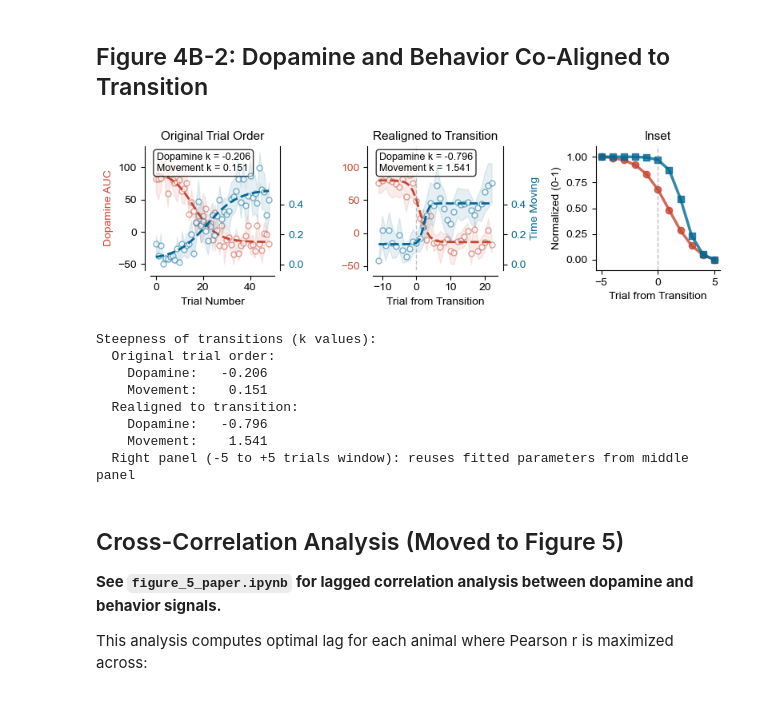
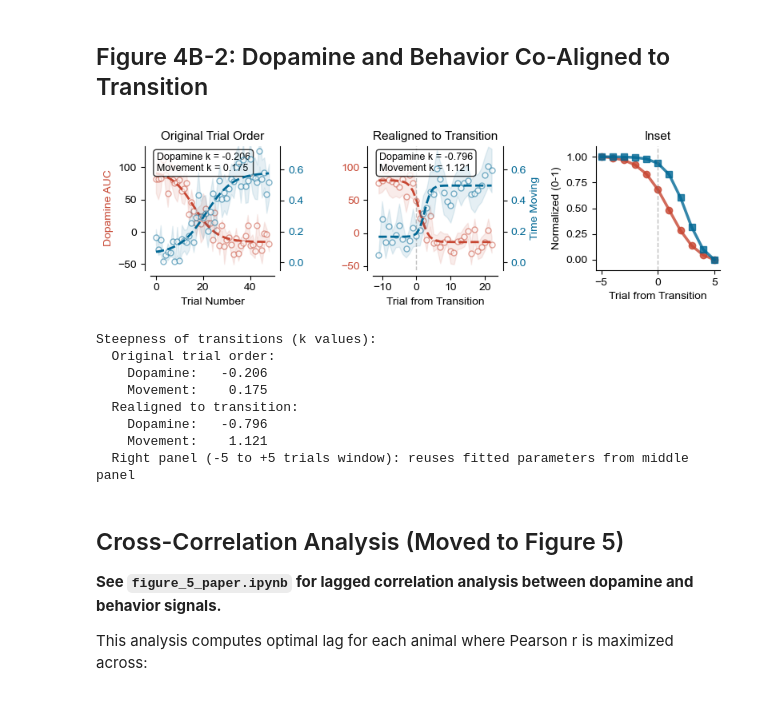
Before and after one commit to jaimemcc/bazzino, a Jupyter notebook: notebooks/figure_4_paper_ext.ipynb, the cells around one changed output. Cells and saved outputs as stored; diff of their text form; code cells hidden in the pictures.

```diff
--- a/notebooks/figure_4_paper_ext.ipynb
+++ b/notebooks/figure_4_paper_ext.ipynb
@@ -57,8 +57,9 @@ with open(assembled_data_path, "rb") as f:
 x_array = data["x_array"]
 snips_photo = data["snips_photo"]
 snips_movement = data["snips_movement"]
+fits_df = data["fits_df"]
 
-x_array = recalculate_time_moving(x_array, snips_movement, threshold=0.01)
+# x_array = recalculate_time_moving(x_array, snips_movement, threshold=3)
 
 print(f"Loaded assembled data from {assembled_data_path}")
 print(f"\nData structure:")
@@ -309,8 +310,8 @@ for axis in [ax2_left, ax2_mid]:
     sns.despine(ax=axis, offset=5, left=True, right=False)
     axis.spines['right'].set_position(('outward', 5))
     axis.tick_params(axis='y', labelcolor=colors[1])
-    # axis.set_ylim([-0.05, 0.41])
-    axis.set_yticks([0,0.2,0.4])
+    axis.set_ylim([-0.05, 0.75])
+    axis.set_yticks([0, 0.2, 0.4, 0.6])
 
 # Right plot: Normalized fitted curves in -5 to +5 window
 window_trials = np.arange(-5, 6)
@@ -334,41 +335,41 @@ ax[2].plot(window_trials, dopamine_norm, 'o-', color=colors[3], linewidth=2.5,
         markersize=6, label='Dopamine', alpha=0.8)
 ax[2].plot(window_trials, behavior_inverted, 's-', color=colors[1], linewidth=2.5,
         markersize=6, label='Movement (inverted)', alpha=0.8)
 ax[2].axvline(0, color='gray', linestyle='--', alpha=0.5, linewidth=1)
 ax[2].set_xlabel('Trial from Transition', fontsize=10)
 ax[2].set_ylabel('Normalized (0-1)', fontsize=10)
 ax[2].set_title('Inset', fontsize=11)
 ax[2].set_ylim([-0.1, 1.1])
 ax[2].set_xticks([-5, 0, 5])
 
 sns.despine(ax=ax[2])
 
 sns.despine(ax=ax[0], offset=5)
 sns.despine(ax=ax[1], offset=5)
 
 plt.tight_layout()
 if SAVE_FIGS:
     save_figure(f, "fig4b_realigned_transitions_with_behavior", FIGSFOLDER)
 plt.show()
 
 # Print summary of steepness values
 print(f"\nSteepness of transitions (k values):")
 print(f"  Original trial order:")
 print(f"    Dopamine:  {popt_orig[2]:7.3f}")
 print(f"    Movement:  {k_behav_orig:7.3f}")
 print(f"  Realigned to transition:")
 print(f"    Dopamine:  {popt_realigned[2]:7.3f}")
 print(f"    Movement:  {popt_behav_realigned[2]:7.3f}")
 print(f"  Right panel (-5 to +5 trials window): reuses fitted parameters from middle panel")
 # %% [output]
-[figure, old version]
+[figure, new version]
 Steepness of transitions (k values):
   Original trial order:
     Dopamine:   -0.206
-    Movement:    0.151
+    Movement:    0.175
   Realigned to transition:
     Dopamine:   -0.796
-    Movement:    1.541
+    Movement:    1.121
   Right panel (-5 to +5 trials window): reuses fitted parameters from middle panel
 # %% [markdown]
 ## Cross-Correlation Analysis (Moved to Figure 5)
```
Also changed, not shown: parts of 15 cells of this notebook, 6 other files.
